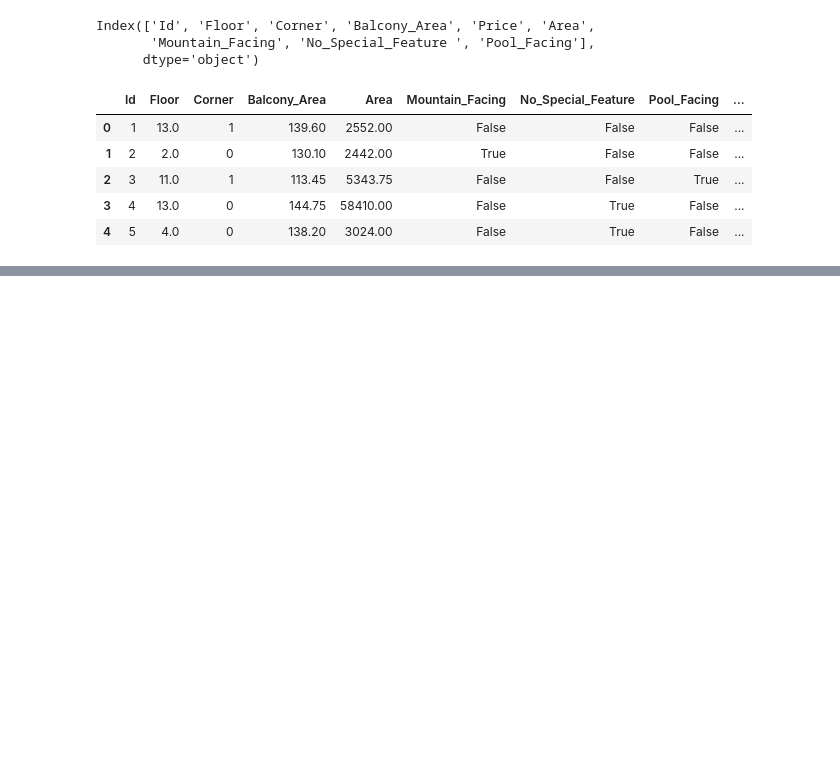
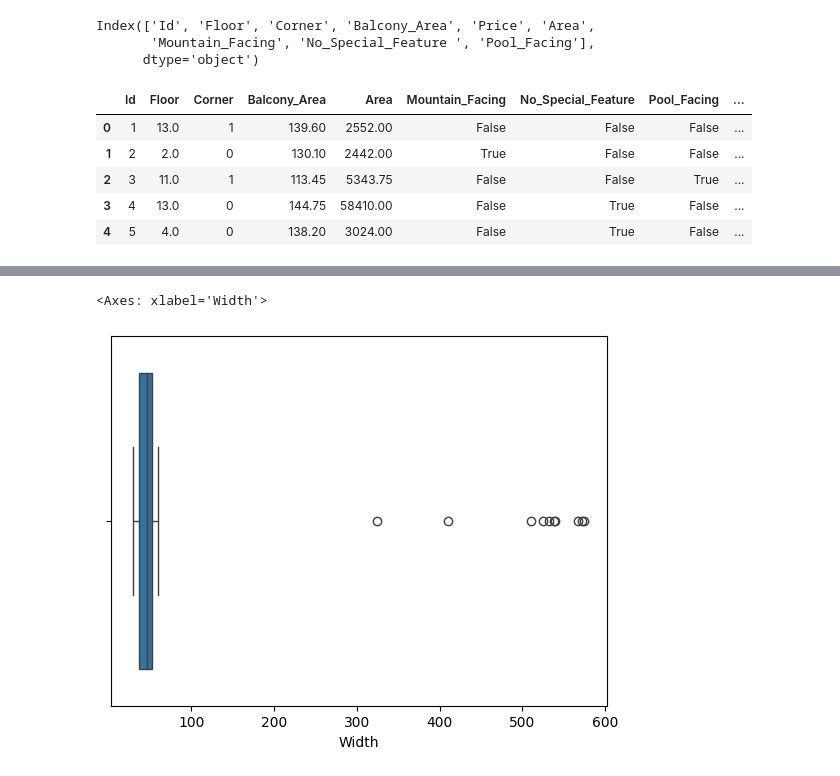
Before and after one commit to sharithomas/ML-AI, a Jupyter notebook: Data_preprocessing.ipynb, the cells around one changed output, grey strips where cells are left out. Cells and saved outputs as stored; diff of their text form; code cells hidden in the pictures; blank space fills up the shorter version.

```diff
--- a/Data_preprocessing.ipynb
+++ b/Data_preprocessing.ipynb
@@ -500,0 +576,5 @@ df=df.drop(['Id'],axis=1)
+# %%
+sns.boxplot(x=df['Width'])
+# %% [output]
+<Axes: xlabel='Width'>
+[figure, added]
```
Also changed, not shown: parts of 29 cells of this notebook.
